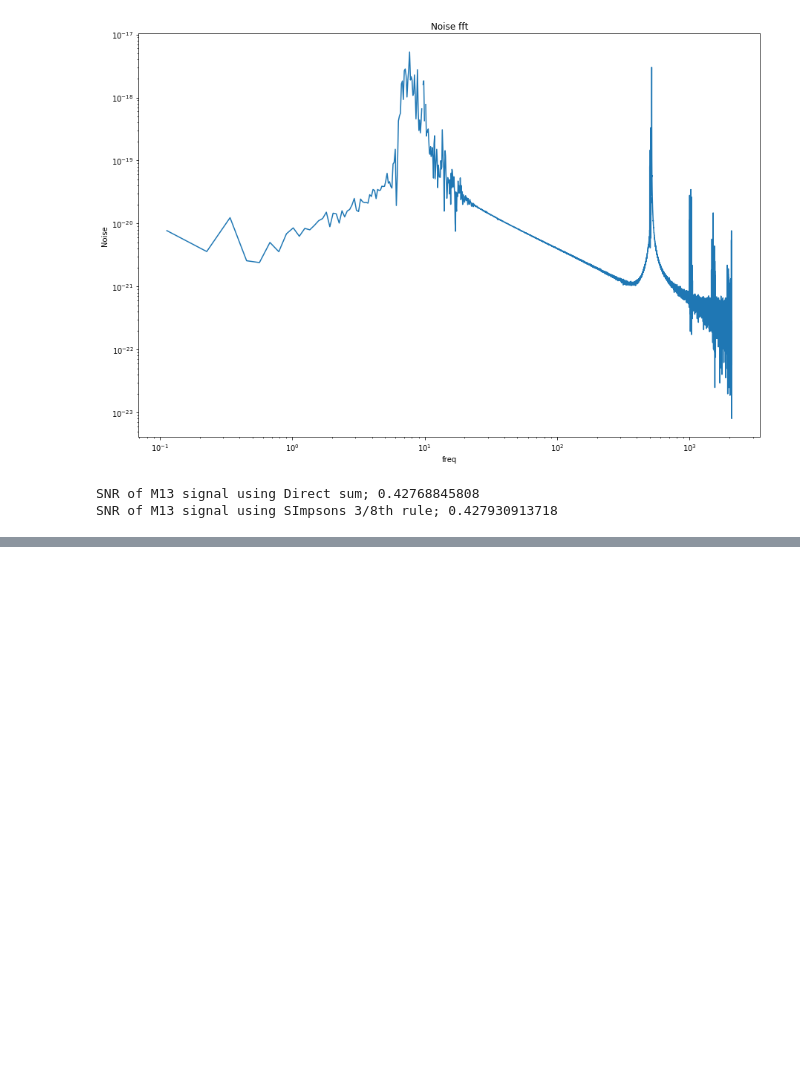
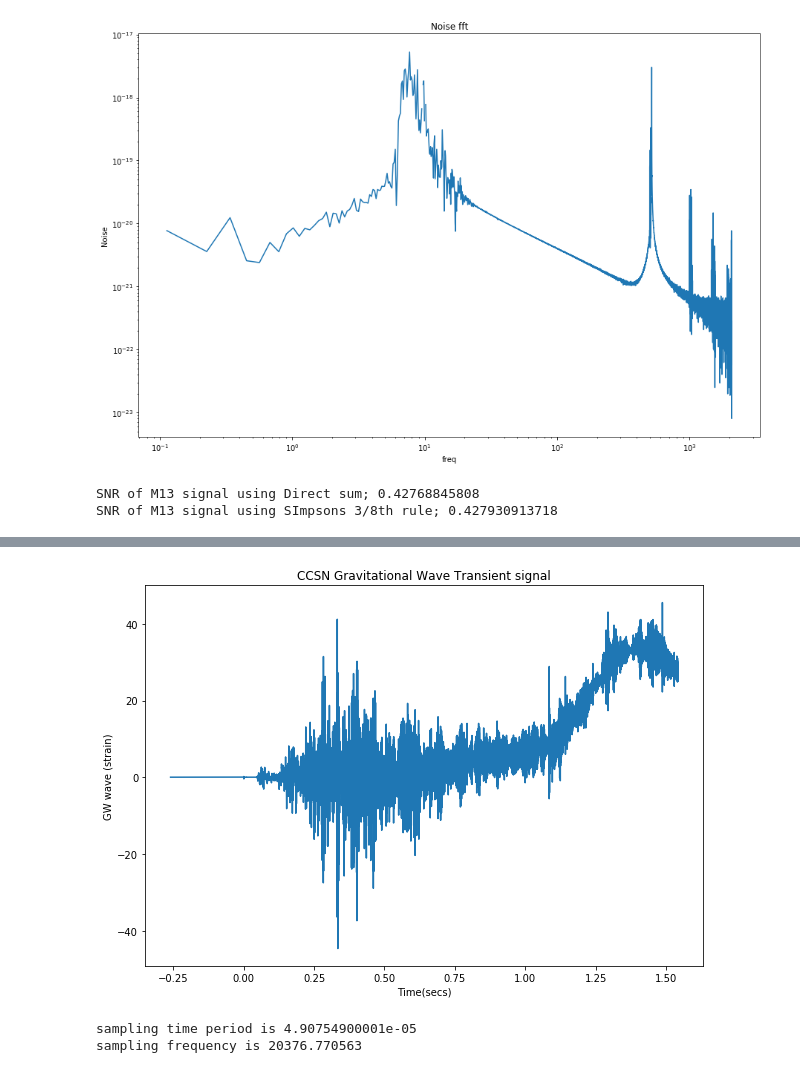
Before and after one commit to Abhinav-Rijal/Project, a Jupyter notebook: GW_wave plot.ipynb, the cells around one changed output, grey strips where cells are left out. Saved outputs shown, nothing was run; the diff lists cells and outputs as text; code cells hidden in the pictures; blank space fills up the shorter version.

```diff
--- a/GW_wave plot.ipynb
+++ b/GW_wave plot.ipynb
@@ -630,0 +644,6 @@ SNR of M13 signal using SImpsons 3/8th rule; 0.427930913718
+# %%
+#Read noise data
+samples=[]
+noise=[]
+df1=pd.read_excel('Morozova2018.xlsx')
+print('Length of the noise data; ',len(df1.Noise))
@@ -630,0 +661,21 @@ SNR of M13 signal using SImpsons 3/8th rule; 0.427930913718
+# %%
+#plot of signal
+time=df1.Time
+amplitude=df1.Noise
+plt.figure(figsize = [10,7])
+plt.title('CCSN Gravitational Wave Transient signal')
+plt.plot(time,amplitude)
+plt.xlabel('Time(secs)')
+plt.ylabel('GW wave (strain)')
+plt.show()
+# %% [output]
+[figure, added]
+# %%
+#sampling period and frequency
+ts=time[1]-time[0]
+fs=1/ts
+print('sampling time period is',ts)
+print('sampling frequency is',fs)
+# %% [output]
+sampling time period is 4.90754900001e-05
+sampling frequency is 20376.770563
```
Also changed, not shown: parts of 34 cells of this notebook.
